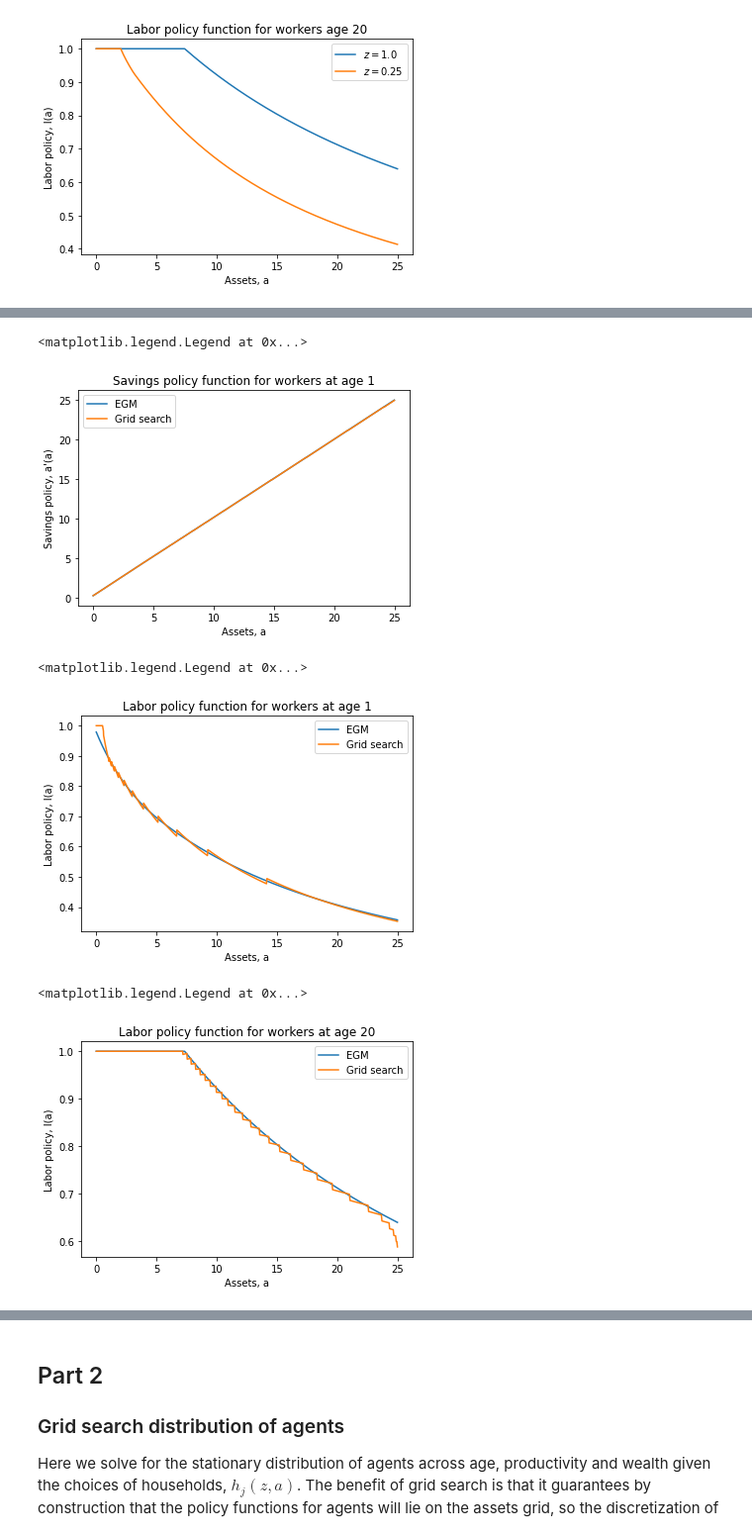
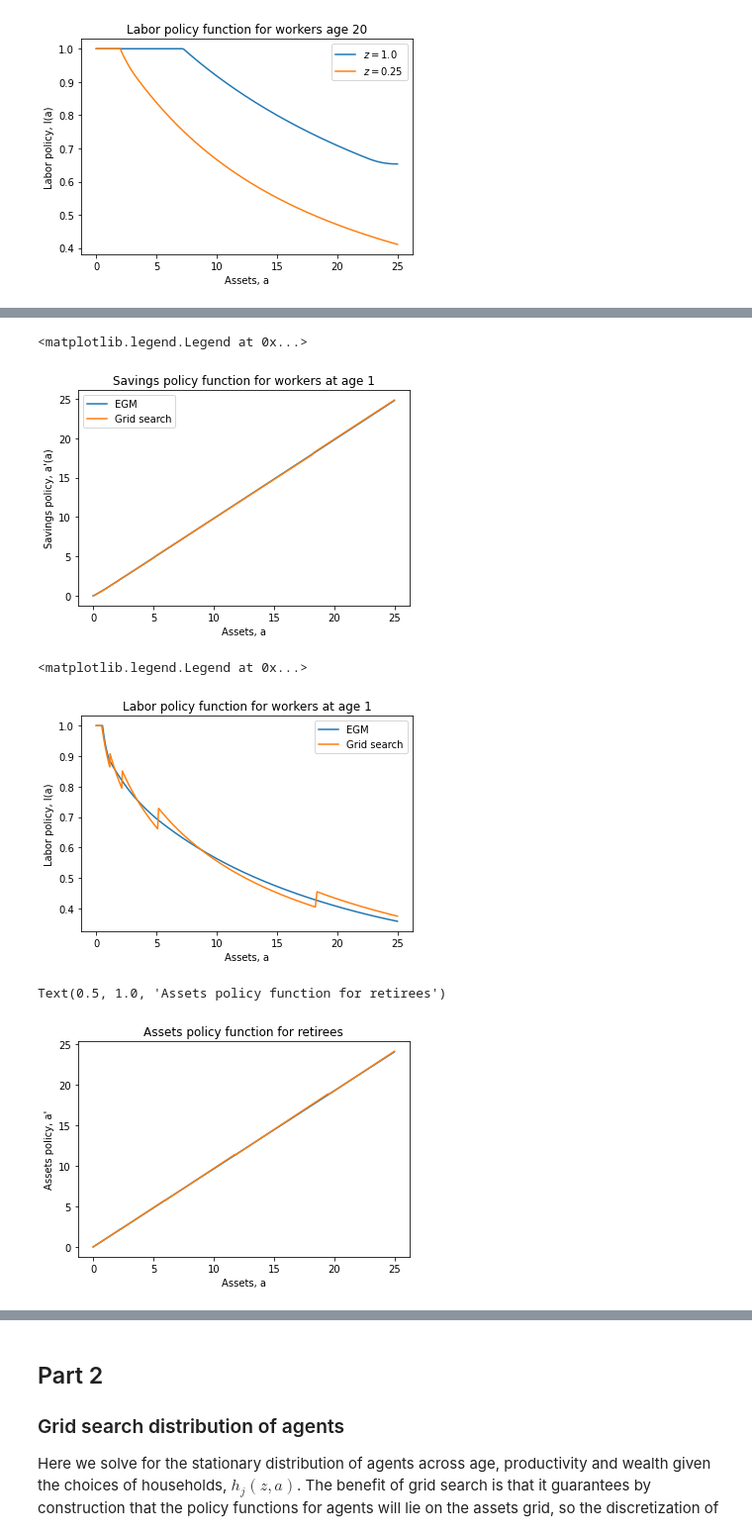
Before and after one commit to john-p-ryan/computation_2024, a Jupyter notebook: Conesa_Krueger/Conesa_Krueger_py.ipynb, the cells around one changed output, grey strips where cells are left out. Shown: that part at 99% size. Drawn from its saved outputs; the diff is of its cells as text; code cells hidden in the pictures.

```diff
--- a/Conesa_Krueger/Conesa_Krueger_py.ipynb
+++ b/Conesa_Krueger/Conesa_Krueger_py.ipynb
@@ -82,7 +82,7 @@ Text(0.5, 1.0, 'Age-efficiency profile')
 # %% [markdown]
 First, we will use grid search to solve for the household value functions and policy functions.
 # %%
-OLG = OLGModel(a_min=.000001, a_max=25.0, na=1000, eta=ef, gamma=2.5, z_grid=np.array([1.0, .25]))
+OLG = OLGModel(a_min=.000001, a_max=25.0, na=300, eta=ef, gamma=2.5, z_grid=np.array([1.0, .25]))
 
 # solve HH problem
 start = time.time()
@@ -210,7 +210,7 @@ from OLG_EGM import market_clearing as market_clearing_egm
 from OLG_EGM import HH_egm, steady_dist_egm, stochastic_simulation
 # %%
 # time the HH_egm function
-og = OLG_EGM(eta=ef, na=1000, gamma=2.5, a_min=.000001, a_max=25.0, z_grid=np.array([1.0, .25]))
+og = OLG_EGM(eta=ef, na=300, gamma=2.5, a_min=.000001, a_max=25.0, z_grid=np.array([1.0, .25]), N=65)
 
 start = time.time()
 a_policy_w, a_policy_r, c_policy_w, c_policy_r, l_policy = HH_egm(og, r=.032, w=1.38, b=.181)
@@ -296,7 +292,7 @@ plt.legend()
 # %%
 # compare savings policy functions at age 1
-plt.plot(og.a_grid, a_policy_w[0, 0, :], label='EGM')
-plt.plot(OLG.a_grid, g_w[0, :, 0], label='Grid search')
+plt.plot(og.a_grid, a_policy_w[0, 1, :], label='EGM')
+plt.plot(OLG.a_grid, g_w[0, :, 1], label='Grid search')
 plt.xlabel('Assets, a')
 plt.ylabel('Savings policy, a\'(a)')
 # set title
@@ -304,7 +300,7 @@ plt.title('Savings policy function for workers at age 1')
 plt.legend()
 # %% [output]
 <matplotlib.legend.Legend at 0x...>
-[figure, old version]
+[figure, new version]
 # %%
 # compare labor policy functions at age 1
 plt.plot(og.a_grid, l_policy[0, 1, :], label='EGM')
@@ -316,16 +312,16 @@ plt.title('Labor policy function for workers at age 1')
 plt.legend()
 # %% [output]
 <matplotlib.legend.Legend at 0x...>
-[figure, old version]
+[figure, new version]
 # %%
-# compare labor policy functions at age 20
-plt.plot(og.a_grid, l_policy[19, 0, :], label='EGM')
-plt.plot(OLG.a_grid, l_w[19, :, 0], label='Grid search')
+# compare assets policy functions in retirement
+j = 0
+plt.plot(og.a_grid, a_policy_r[j, :], label='EGM')
+plt.plot(OLG.a_grid, g_r[j, :], label='Grid search')
 plt.xlabel('Assets, a')
-plt.ylabel('Labor policy, l(a)')
+plt.ylabel('Assets policy, a\'')
 # set title
-plt.title('Labor policy function for workers at age 20')
-plt.legend()
+plt.title('Assets policy function for retirees')
 # %% [output]
-<matplotlib.legend.Legend at 0x...>
+Text(0.5, 1.0, 'Assets policy function for retirees')
-[figure, old version]
+[figure, new version]
```
Also changed, not shown: parts of 25 cells of this notebook, 2 other files.
